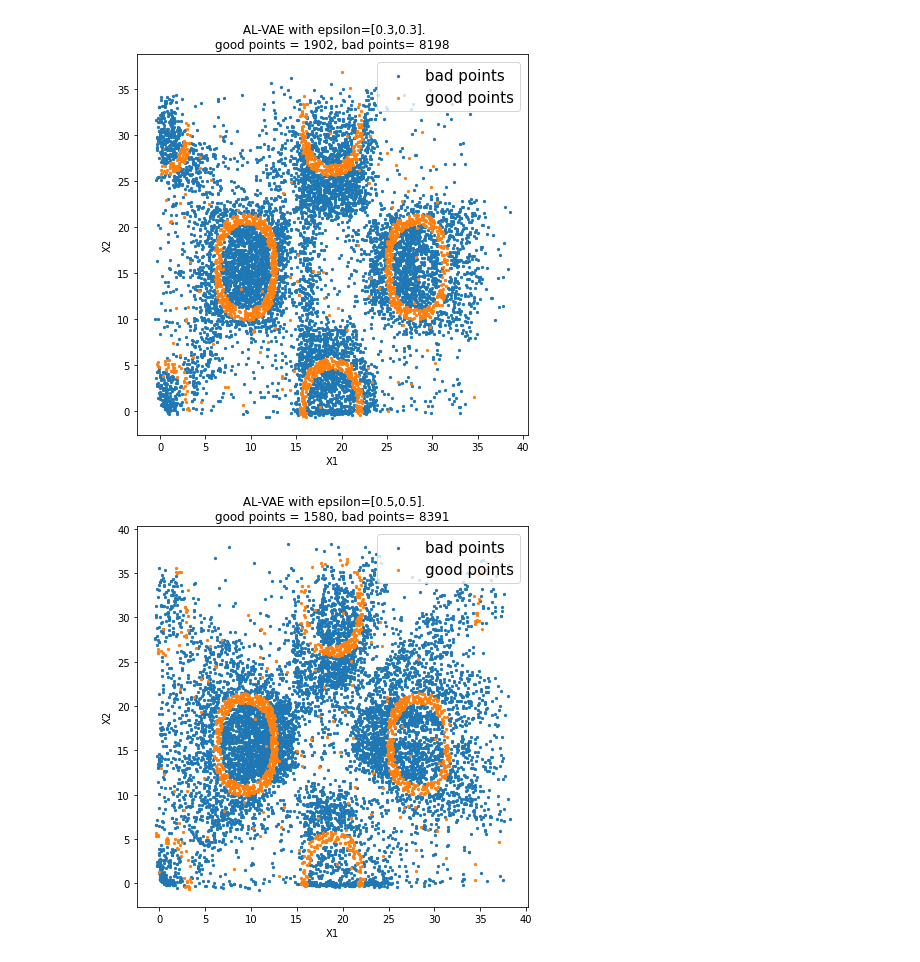
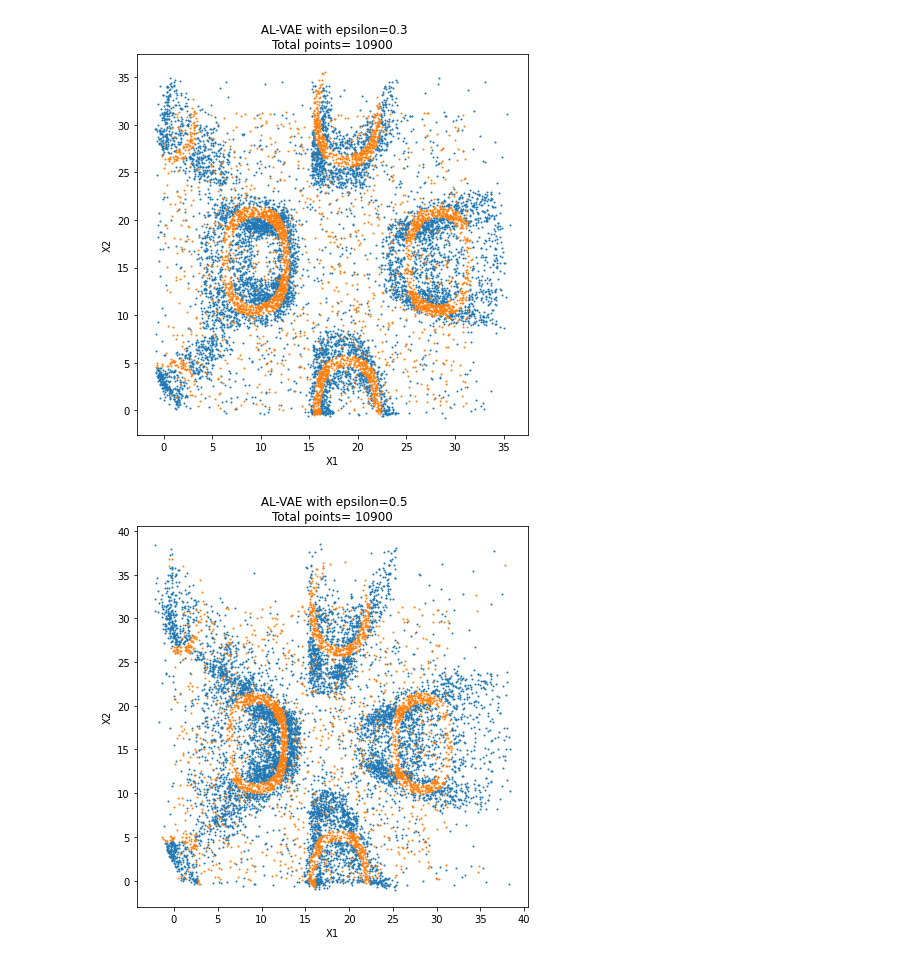
Before and after one commit to AHamamd150/MLscanner, a Jupyter notebook: AL_Varitional_Autoencoder_2.ipynb, the cells around one changed output. Saved outputs shown, nothing was run; the diff lists cells and outputs as text; code cells hidden in the pictures.

```diff
--- a/AL_Varitional_Autoencoder_2.ipynb
+++ b/AL_Varitional_Autoencoder_2.ipynb
@@ -146,15 +147,15 @@ _________________________________________________________________
 # %%
 def run_AL(runs =20,learning_rate=0.01,n_estimators=100,max_depth=30,print_output=True,ep=0.1):
     BDT =GradientBoostingClassifier(learning_rate=learning_rate,n_estimators=n_estimators,max_depth=max_depth)
-    x1,x2,X=generate_init(100)
+    x1,x2,X=generate_init(1000)
     obs1 = orcal(x1, x2)
     BDT.fit(X, obs1)
     badP1,badP2 =[],[]
     for q in tqdm(range(runs),ascii=True,desc='Progress'):
-      X1,X24,x = generate_init(1000)
+      X1,X24,x = generate_init(5000)
       pred = BDT.predict(x).flatten()
       X_new = x[pred==1][:90]
-      #q = np.argsort(score(pred))[::-1]
+      q = np.argsort(score(pred))[::-1]
       q_new = x#[q[:10]]
       X_new = np.append(X_new,q_new[:10],axis=0)
       VAE.fit(X_new,epochs=500,verbose=0)
@@ -189,32 +206,32 @@ good points = {}, bad points= {}'''.format(len(XL[:,0]),len(Flatten(dd1))));
 # %%
 Flatten = lambda x : [item for i in x for item in i]
-XL,dd1,dd2 = run_AL(runs=100,ep=0.3)
+XL,dd1,dd2 = run_AL(runs=99,ep=0.3)
 plt.figure(figsize=(7,7))
-plt.scatter(Flatten(dd1),Flatten(dd2),s=5,label = 'bad points')
-plt.scatter(XL[:,0],XL[:,1],s=5,label='good points');
+plt.scatter(Flatten(dd1),Flatten(dd2),s=1,label = 'bad points')
+plt.scatter(XL[:,0],XL[:,1],s=1,label='good points');
 
 plt.xlabel('X1')
 plt.ylabel('X2')
-plt.legend(fontsize=15)
-plt.title(''' AL-VAE with epsilon=[0.3,0.3].
-good points = {}, bad points= {}'''.format(len(XL[:,0]),len(Flatten(dd1))));
-#plt.xlim(-10,10);
-#plt.ylim(-10,10);
+#plt.legend(fontsize=15)
+plt.title(''' AL-VAE with epsilon=0.3
+Total points= {}'''.format(len(XL[:,0])+len(Flatten(dd1))));
+#plt.xlim(0,10*np.pi);
+#plt.ylim(0,10*np.pi);
 # %% [output]
-[figure, old version]
+[figure, new version]
 # %%
 Flatten = lambda x : [item for i in x for item in i]
-XL,dd1,dd2 = run_AL(runs=100,ep=0.5)
+XL,dd1,dd2 = run_AL(runs=99,ep=0.5)
 plt.figure(figsize=(7,7))
-plt.scatter(Flatten(dd1),Flatten(dd2),s=5,label = 'bad points')
-plt.scatter(XL[:,0],XL[:,1],s=5,label='good points');
+plt.scatter(Flatten(dd1),Flatten(dd2),s=1,label = 'bad points')
+plt.scatter(XL[:,0],XL[:,1],s=1,label='good points');
 
 plt.xlabel('X1')
 plt.ylabel('X2')
-plt.legend(fontsize=15)
-plt.title(''' AL-VAE with epsilon=[0.5,0.5].
-good points = {}, bad points= {}'''.format(len(XL[:,0]),len(Flatten(dd1))));
-#plt.xlim(-10,10);
-#plt.ylim(-10,10);
+#plt.legend(fontsize=15)
+plt.title(''' AL-VAE with epsilon=0.5
+Total points= {}'''.format(len(XL[:,0])+len(Flatten(dd1))));
+#plt.xlim(0,10*np.pi);
+#plt.ylim(0,10*np.pi);
 # %% [output]
-[figure, old version]
+[figure, new version]
```
Also changed, not shown: parts of 6 cells of this notebook.
